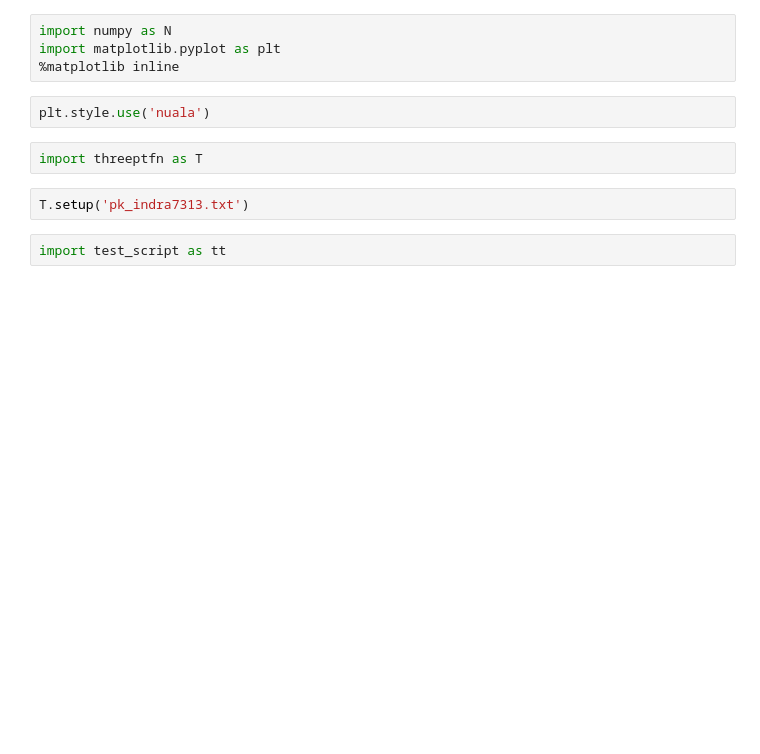
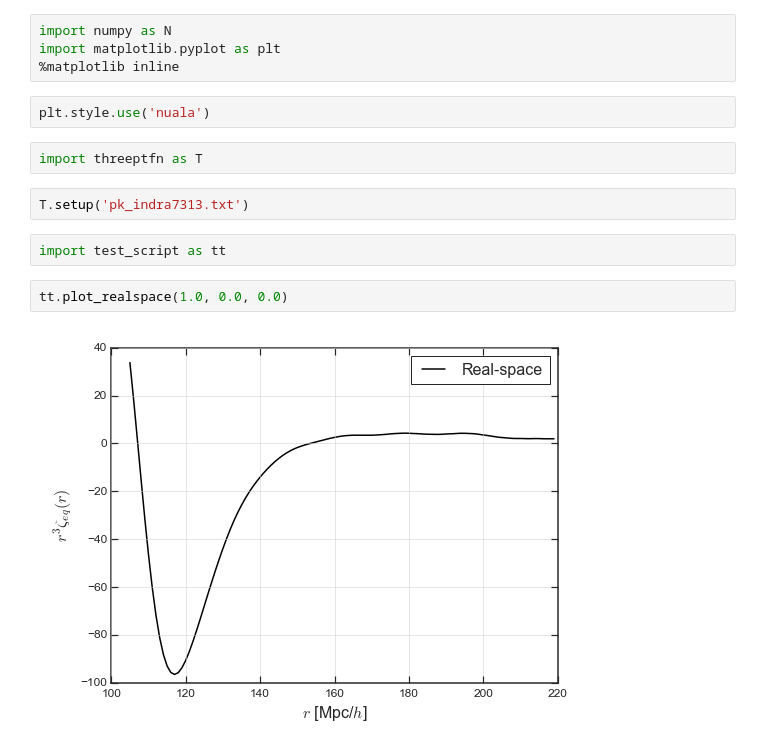
Before and after one commit to nualamccullagh/three-point-correlation-function, a Jupyter notebook: threept_testnb.ipynb, the cells around one changed output. Saved outputs shown, nothing was run; the diff lists cells and outputs as text; blank space fills up the shorter version.

```diff
--- a/threept_testnb.ipynb
+++ b/threept_testnb.ipynb
@@ -10,5 +10,9 @@ import threeptfn as T
 T.setup('pk_indra7313.txt')
 # %%
 import test_script as tt
+# %%
+tt.plot_realspace(1.0, 0.0, 0.0)
+# %% [output]
+[figure, added]
 # %%
 # arguments are: b1, b2, bs, f
```
Also changed, not shown: parts of 3 cells of this notebook, 4 other files.
